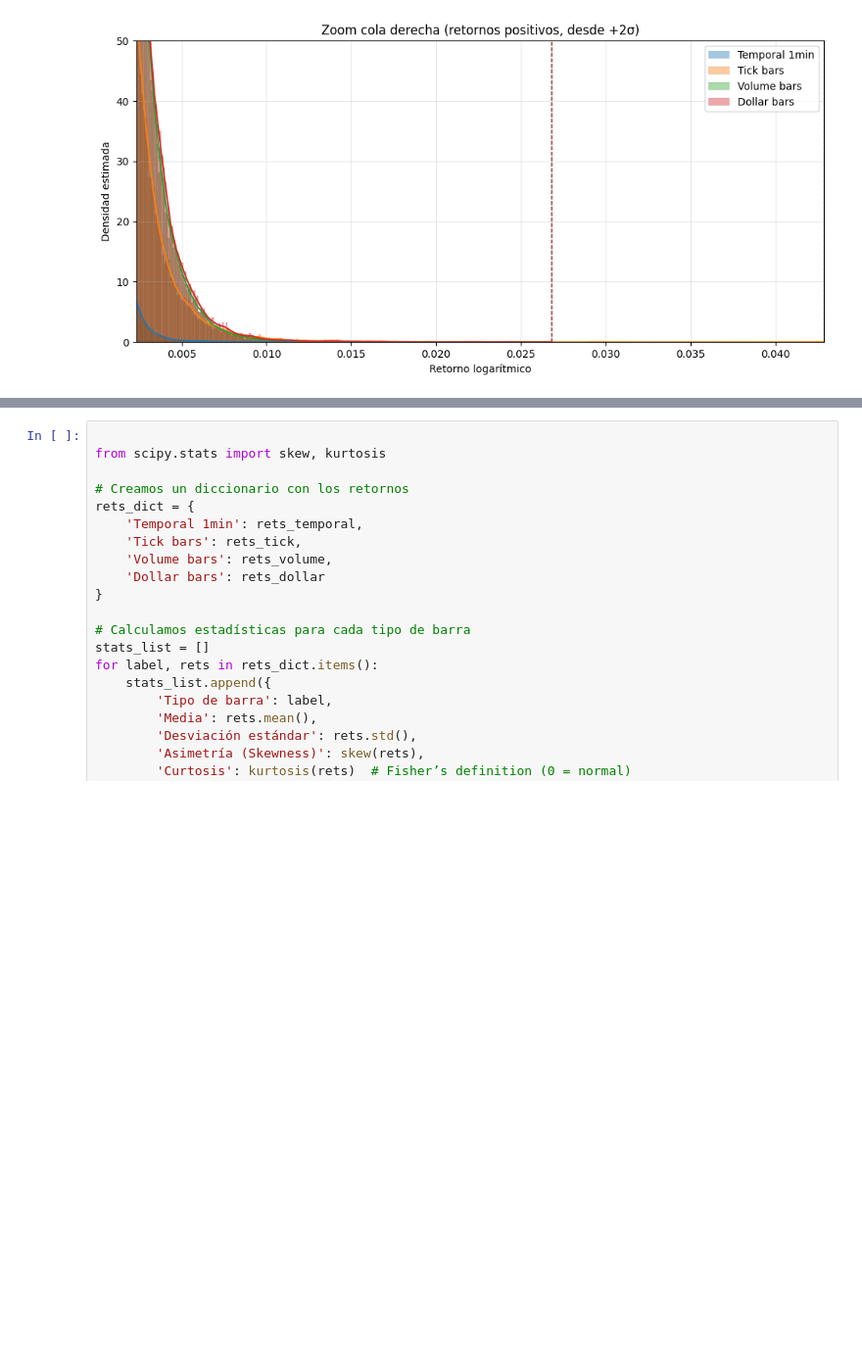
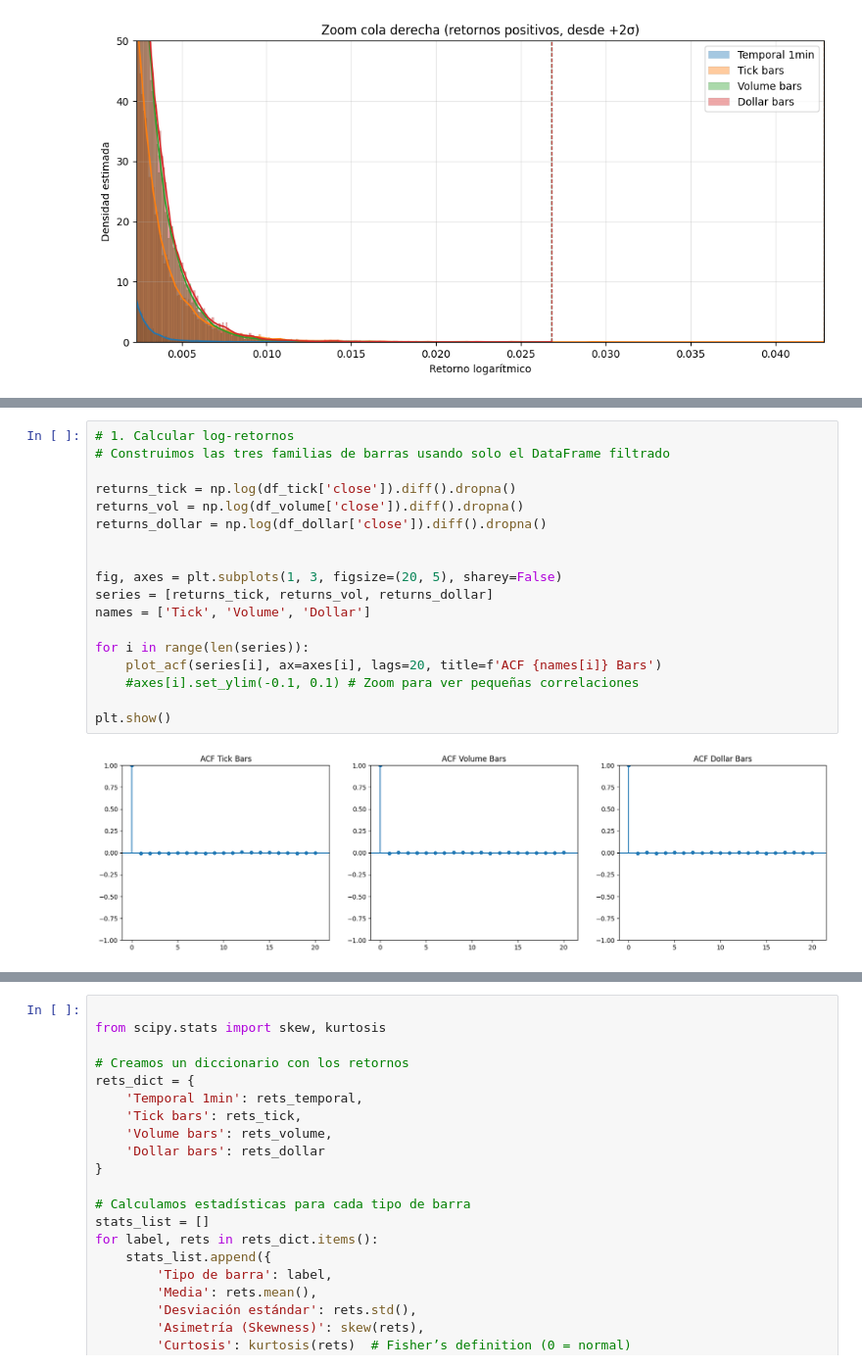
Before and after one commit to Romequinco/TAREA_PROCESADO_DATOS_FINANCIEROS_PARA_MACHINE_LEARNING, a Jupyter notebook: PREPROCESADO_DATOS_FINANCIEROS_.ipynb, the cells around one changed output, grey strips where cells are left out. Shown at 98% size. Saved outputs shown, nothing was run; the diff lists cells and outputs as text; blank space fills up the shorter version.

```diff
--- a/PREPROCESADO_DATOS_FINANCIEROS_.ipynb
+++ b/PREPROCESADO_DATOS_FINANCIEROS_.ipynb
@@ -1033,0 +1072,20 @@ plt.show()
+# %%
+# 1. Calcular log-retornos
+# Construimos las tres familias de barras usando solo el DataFrame filtrado
+
+returns_tick = np.log(df_tick['close']).diff().dropna()
+returns_vol = np.log(df_volume['close']).diff().dropna()
+returns_dollar = np.log(df_dollar['close']).diff().dropna()
+
+
+fig, axes = plt.subplots(1, 3, figsize=(20, 5), sharey=False)
+series = [returns_tick, returns_vol, returns_dollar]
+names = ['Tick', 'Volume', 'Dollar']
+
+for i in range(len(series)):
+    plot_acf(series[i], ax=axes[i], lags=20, title=f'ACF {names[i]} Bars')
+    #axes[i].set_ylim(-0.1, 0.1) # Zoom para ver pequeñas correlaciones
+
+plt.show()
+# %% [output]
+[figure, added]
```
Also changed, not shown: parts of 37 cells of this notebook, 1 other file.
